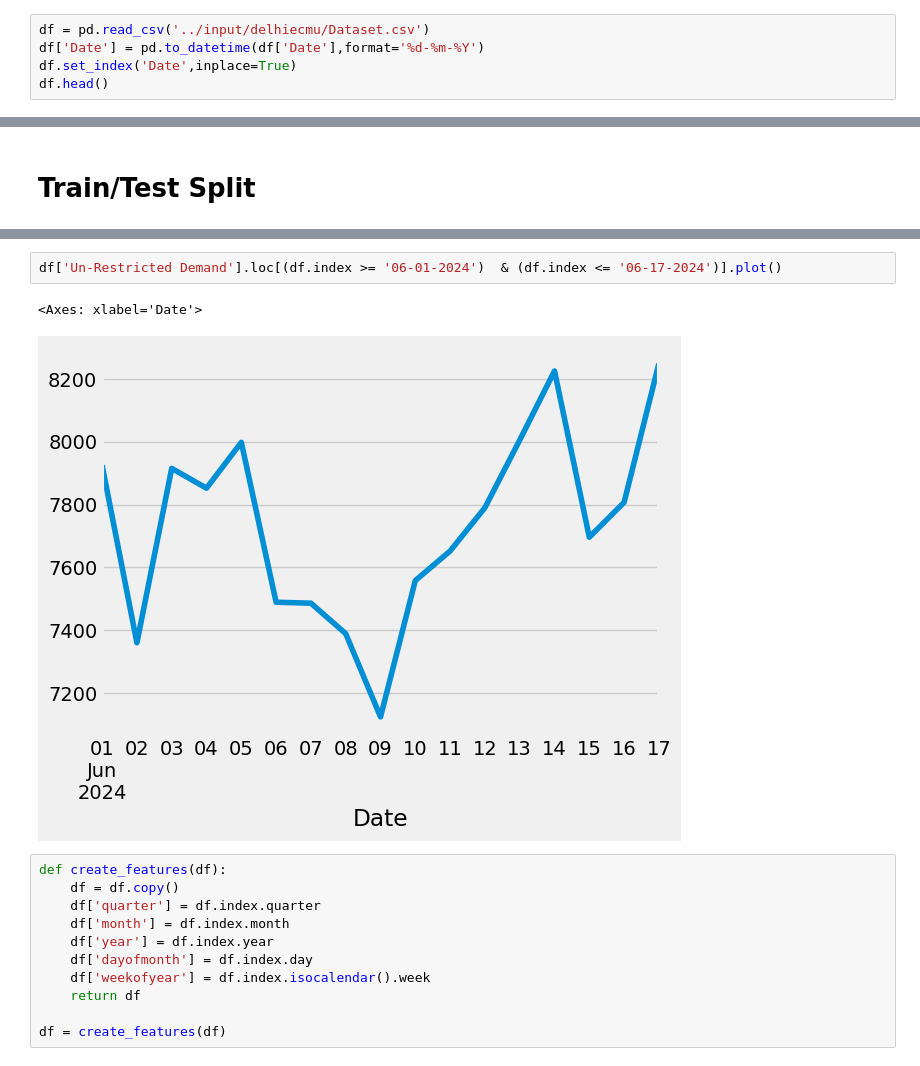
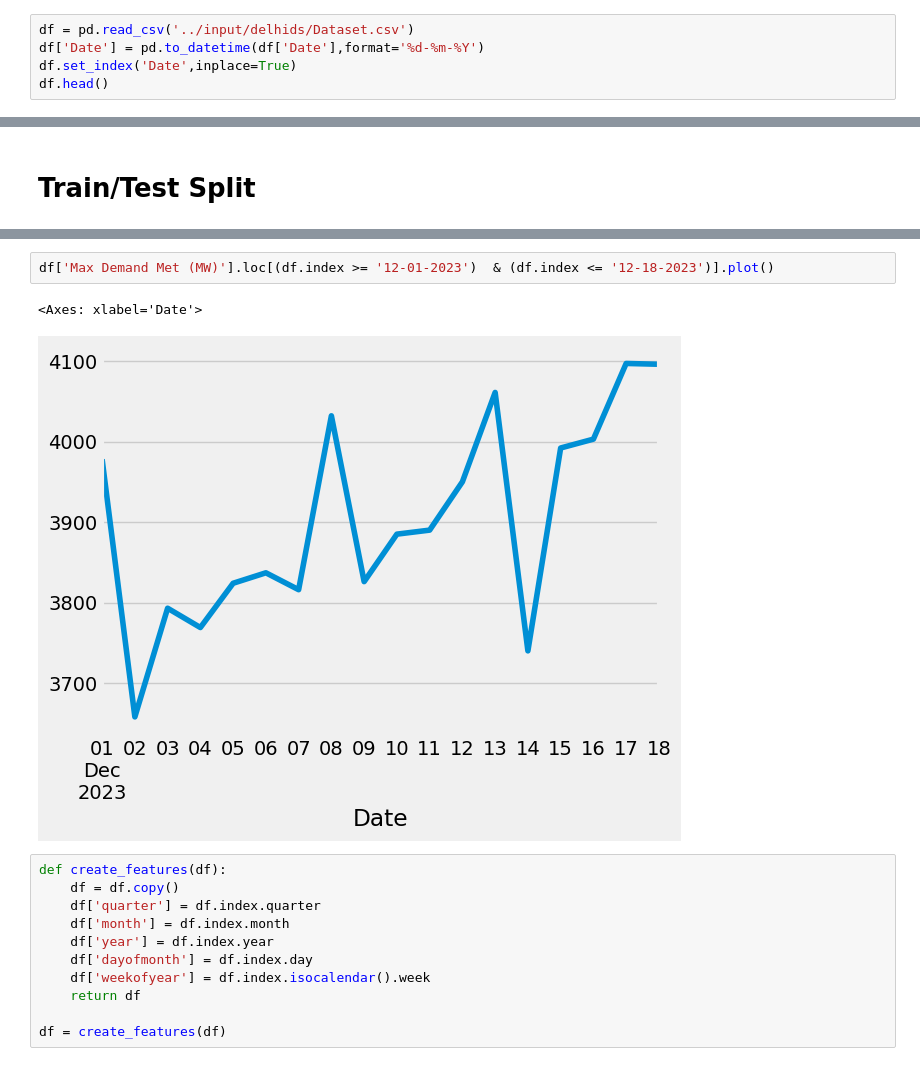
Before and after one commit to PiyushAgrawal626/SIH, a Jupyter notebook: sih-ps-1624.ipynb, the cells around one changed output, grey strips where cells are left out. Cells and saved outputs as stored; diff of their text form.

```diff
--- a/sih-ps-1624.ipynb
+++ b/sih-ps-1624.ipynb
@@ -9,7 +9,7 @@ from sklearn.metrics import mean_squared_error
 color_pal = sns.color_palette()
 plt.style.use('fivethirtyeight')
 # %%
-df = pd.read_csv('../input/delhiecmu/Dataset.csv')
+df = pd.read_csv('../input/delhids/Dataset.csv')
 df['Date'] = pd.to_datetime(df['Date'],format='%d-%m-%Y')
 df.set_index('Date',inplace=True)
 df.head()
@@ -56,8 +56,8 @@ test['Energy Met (MU)'].plot(ax=ax, label='Test')
 # %%
-df['Un-Restricted Demand'].loc[(df.index >= '06-01-2024')  & (df.index <= '06-17-2024')].plot()
+df['Max Demand Met (MW)'].loc[(df.index >= '12-01-2023')  & (df.index <= '12-18-2023')].plot()
 # %% [output]
 <Axes: xlabel='Date'>
-[figure, old version]
+[figure, new version]
 # %%
 def create_features(df):
     df = df.copy()
```
Also changed, not shown: parts of 11 cells of this notebook.
